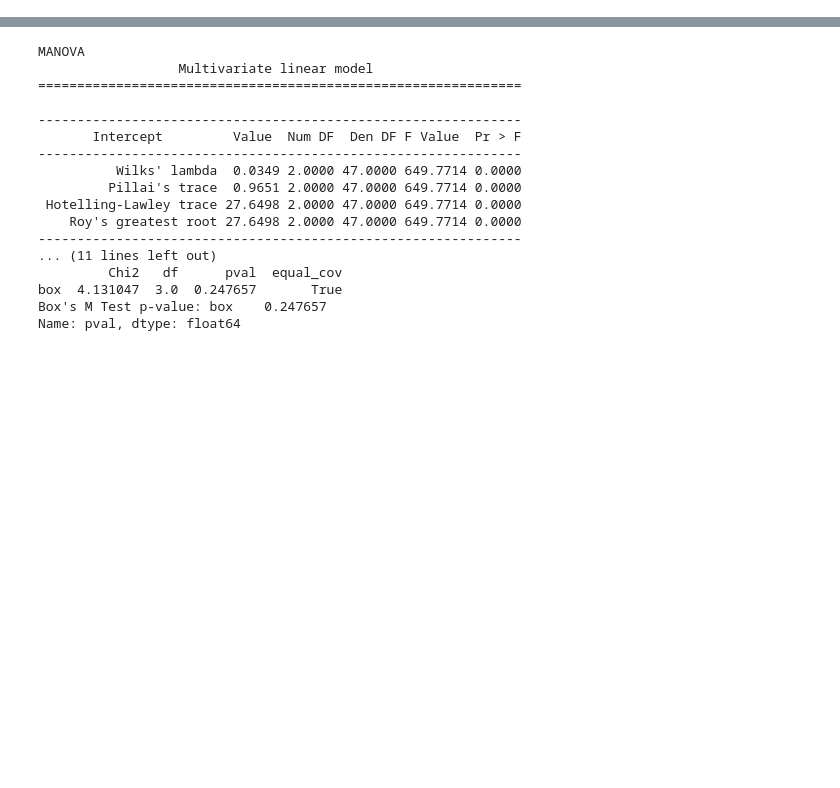
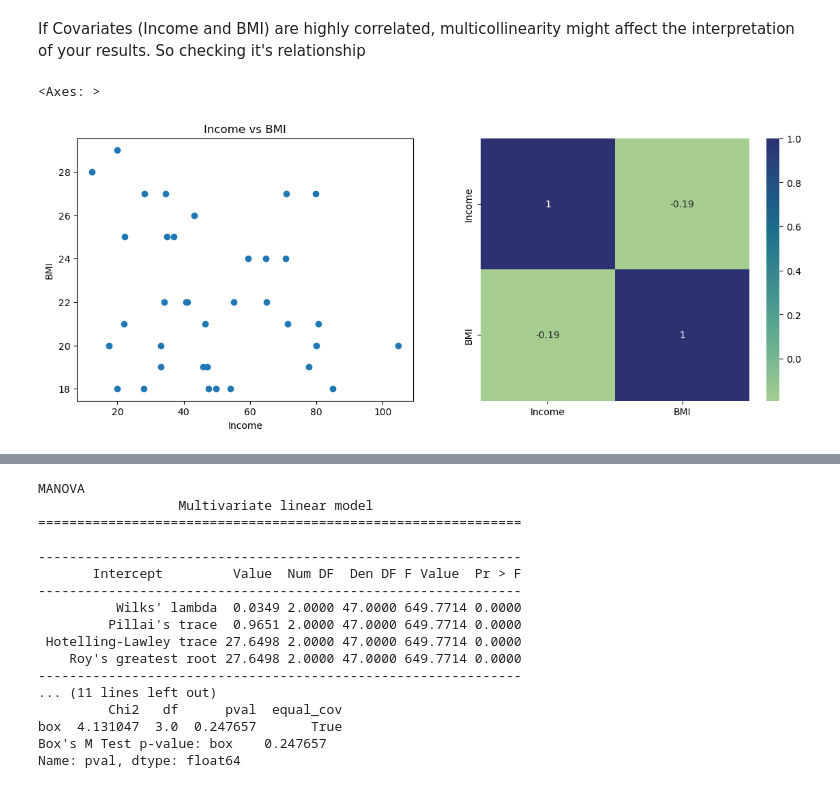
Before and after one commit to Data-200-Class/Data200, a Jupyter notebook: Week2/ancova.ipynb, the cells around one changed output, grey strips where cells are left out. Cells and saved outputs as stored; diff of their text form; code cells hidden in the pictures; blank space fills up the shorter version.

```diff
--- a/Week2/ancova.ipynb
+++ b/Week2/ancova.ipynb
@@ -12,0 +56,18 @@ df.sample(5)
+# %% [markdown]
+If Covariates (Income and BMI) are highly correlated, multicollinearity might affect the interpretation of your results. So checking it's relationship
+# %%
+# Scatter plot for Income vs BMI
+plt.figure(figsize=(14, 5))
+plt.subplot(1,2,1)
+plt.scatter(df["Income"], df["BMI"])
+plt.title("Income vs BMI")
+plt.xlabel("Income")
+plt.ylabel("BMI")
+
+# Correlation coefficient
+correlation = df[["Income", "BMI"]].corr()
+plt.subplot(1,2,2)
+sns.heatmap(correlation, annot=True, cmap="crest")
+# %% [output]
+<Axes: >
+[figure, added]
```
Also changed, not shown: parts of 36 cells of this notebook.
